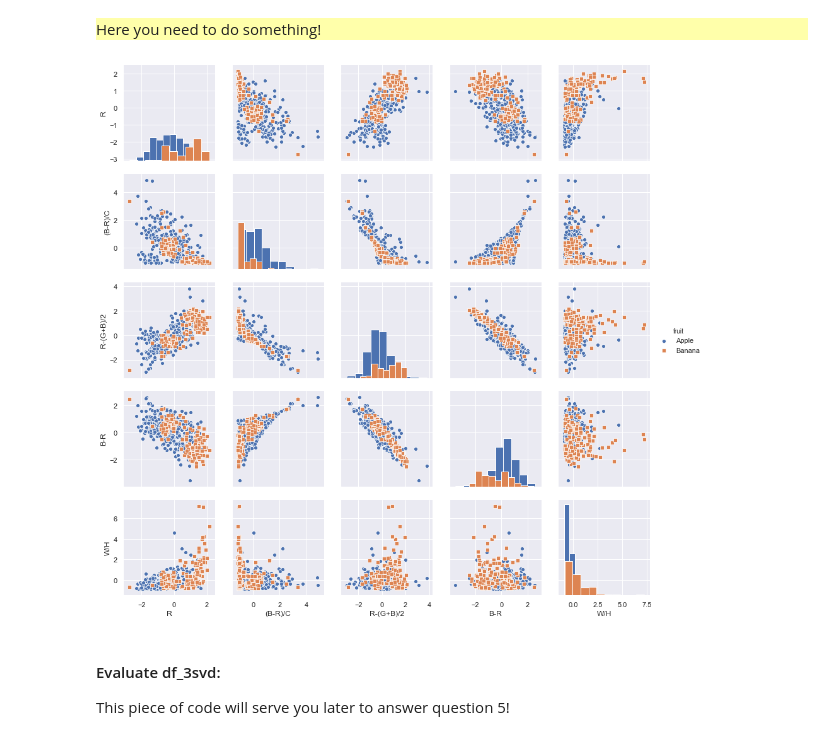
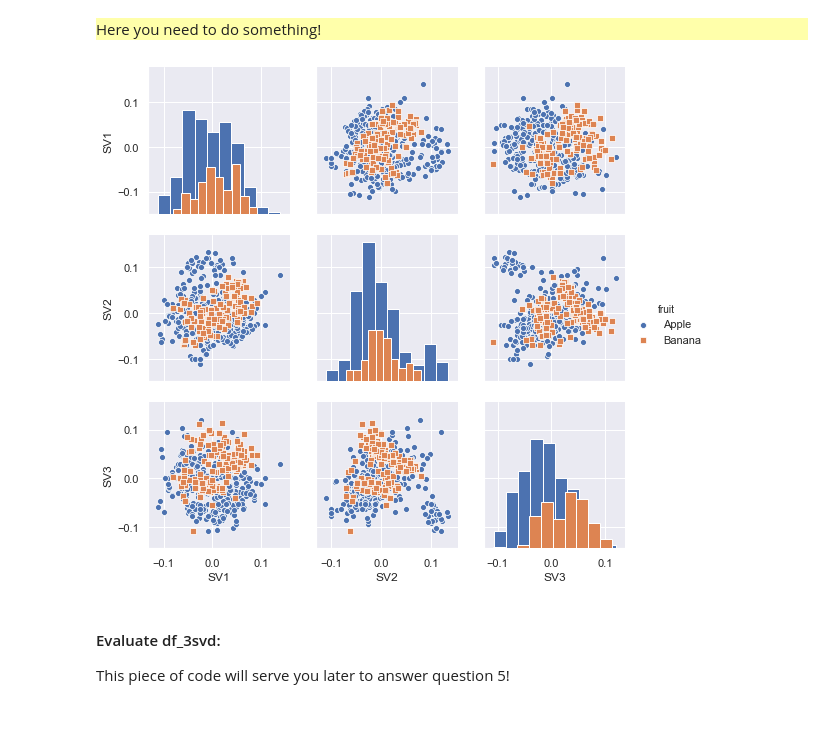
Before and after one commit to LiliZr/info232, a Jupyter notebook: TP2/TP2.ipynb, the cells around one changed output. Cells and saved outputs as stored; diff of their text form; code cells hidden in the pictures.

```diff
--- a/TP2/TP2.ipynb
+++ b/TP2/TP2.ipynb
@@ -751,9 +751,9 @@ df_3svd.head()
 </div>
 # %%
 # Show the pairplot of svd_df
-f = sns.pairplot(df_5feat, hue="fruit", markers=["o", "s"], diag_kind="hist")
+pPlotAvec3F = sns.pairplot(df_3svd, hue="fruit", markers=["o", "s"], diag_kind="hist")
 # %% [output]
-[figure, old version]
+[figure, new version]
 # %% [markdown]
 #### Evaluate df_3svd:
 This piece of code will serve you later to answer question 5!
```
Also changed, not shown: parts of 3 cells of this notebook.
